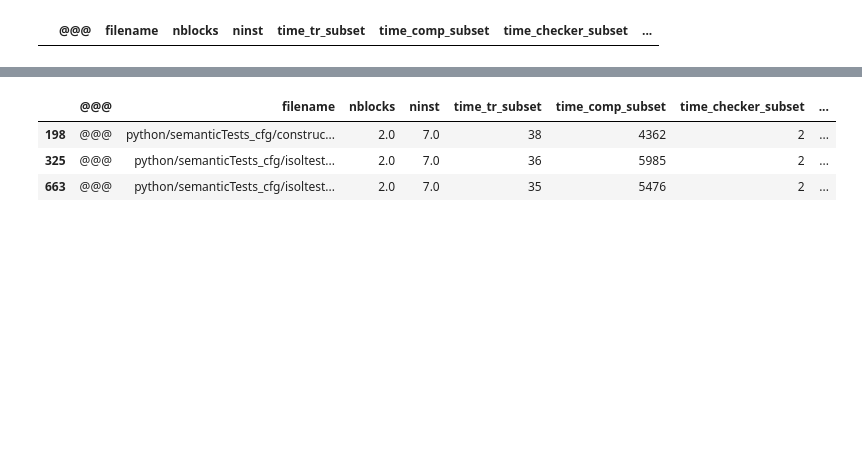
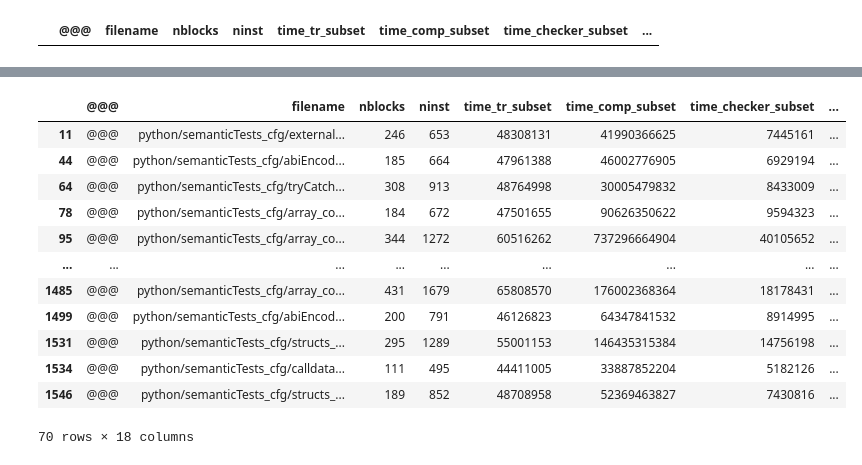
Before and after one commit to costa-group/foryu, a Jupyter notebook: benchmark/times.ipynb, the cells around one changed output, grey strips where cells are left out. Saved outputs shown, nothing was run; the diff lists cells and outputs as text; code cells hidden in the pictures; blank space fills up the shorter version.

```diff
--- a/benchmark/times.ipynb
+++ b/benchmark/times.ipynb
@@ -103,7 +128,9 @@ plt.show()
 import seaborn as sns
 import matplotlib.pyplot as plt
 
-sns.scatterplot(data=df, x="ninst", y="time_checker_subset")
+df["time_checker_subset_ms"] = df["time_checker_subset"] / 10**6
+
+sns.scatterplot(data=df, x="ninst", y="time_checker_subset_ms")
 
 plt.xlabel("#instrs")
 plt.ylabel("Time (ms)")
@@ -116,7 +143,9 @@ plt.show()
 import seaborn as sns
 import matplotlib.pyplot as plt
 
-sns.scatterplot(data=df, x="nblocks", y="time_comp_optimal")
+df["time_comp_optimal_ms"] = df["time_comp_optimal"] / 10**6
+
+sns.scatterplot(data=df, x="nblocks", y="time_comp_optimal_ms")
 
 plt.xlabel("#blocks")
 plt.ylabel("Time (ms)")
@@ -127,0 +157,3 @@ plt.show()
+# %%
+df["nblocks^2"] = df["nblocks"] ** 2
+df[["nblocks", "nblocks^2", "time_comp_optimal_ms"]].corr()
@@ -129,7 +212,9 @@ plt.show()
 import seaborn as sns
 import matplotlib.pyplot as plt
 
-sns.scatterplot(data=df, x="ninst", y="time_comp_optimal")
+df["time_comp_subset_ms"] = df["time_comp_subset"] / 10**6
+
+sns.scatterplot(data=df, x="ninst", y="time_comp_subset_ms")
 
 plt.xlabel("#instr")
 plt.ylabel("Time (ms)")
@@ -152,11 +237,20 @@ time_checker_optimal        3576
 dtype: int64
 # %%
-df[df['nblocks'] == 2]
+df[df['time_checker_optimal'] >= 5000000]
 # %% [output]
 |  | @@@ | filename | nblocks | ninst | time_tr_subset | time_comp_subset | time_checker_subset | ... |
-| 198 | @@@ | python/semanticTests_cfg/construc... | 2.0 | 7.0 | 38 | 4362 | 2 | ... |
-| 325 | @@@ | python/semanticTests_cfg/isoltest... | 2.0 | 7.0 | 36 | 5985 | 2 | ... |
-| 663 | @@@ | python/semanticTests_cfg/isoltest... | 2.0 | 7.0 | 35 | 5476 | 2 | ... |
+| 11 | @@@ | python/semanticTests_cfg/external... | 246 | 653 | 48308131 | 41990366625 | 7445161 | ... |
+| 44 | @@@ | python/semanticTests_cfg/abiEncod... | 185 | 664 | 47961388 | 46002776905 | 6929194 | ... |
+| 64 | @@@ | python/semanticTests_cfg/tryCatch... | 308 | 913 | 48764998 | 30005479832 | 8433009 | ... |
+| 78 | @@@ | python/semanticTests_cfg/array_co... | 184 | 672 | 47501655 | 90626350622 | 9594323 | ... |
+| 95 | @@@ | python/semanticTests_cfg/array_co... | 344 | 1272 | 60516262 | 737296664904 | 40105652 | ... |
+| ... | ... | ... | ... | ... | ... | ... | ... | ... |
+| 1485 | @@@ | python/semanticTests_cfg/array_co... | 431 | 1679 | 65808570 | 176002368364 | 18178431 | ... |
+| 1499 | @@@ | python/semanticTests_cfg/abiEncod... | 200 | 791 | 46126823 | 64347841532 | 8914995 | ... |
+| 1531 | @@@ | python/semanticTests_cfg/structs_... | 295 | 1289 | 55001153 | 146435315384 | 14756198 | ... |
+| 1534 | @@@ | python/semanticTests_cfg/calldata... | 111 | 495 | 44411005 | 33887852204 | 5182126 | ... |
+| 1546 | @@@ | python/semanticTests_cfg/structs_... | 189 | 852 | 48708958 | 52369463827 | 7430816 | ... |
+70 rows × 18 columns
 # %%
 df[df['nblocks'] == 562]
 # %% [output]
```
Also changed, not shown: parts of 14 cells of this notebook, 1 other file.
